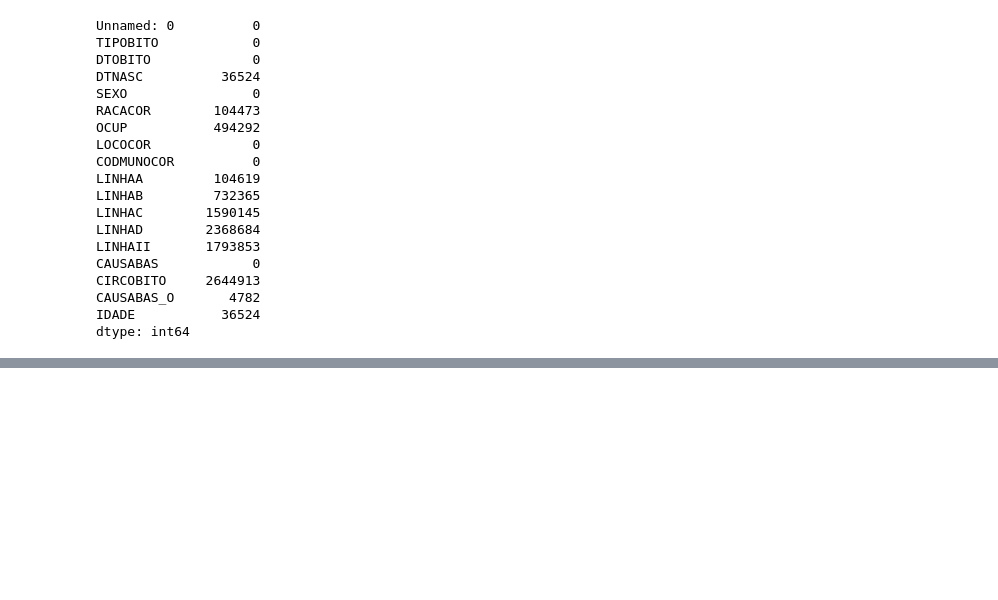
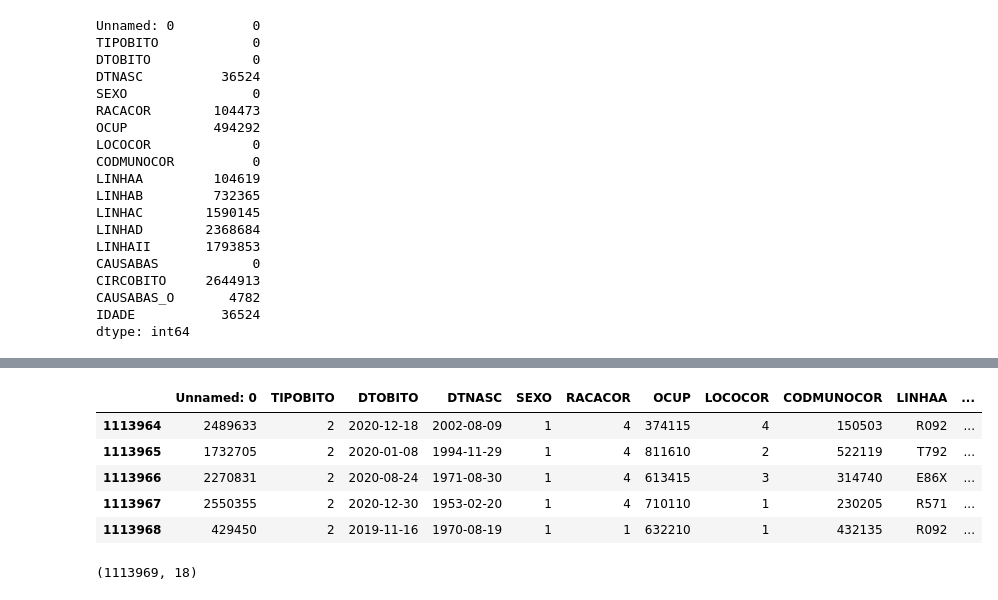
Before and after one commit to drianc/TCC-PUC-MINAS, a Jupyter notebook: TCC_Ciencia_Dados_PUC_Minas.ipynb, the cells around one changed output, grey strips where cells are left out. Saved outputs shown, nothing was run; the diff lists cells and outputs as text; code cells hidden in the pictures; blank space fills up the shorter version.

```diff
--- a/TCC_Ciencia_Dados_PUC_Minas.ipynb
+++ b/TCC_Ciencia_Dados_PUC_Minas.ipynb
@@ -336,0 +511,9 @@ df_Mort_2019_alt.head()
+# %%
+df_mortes_ibge_CBO.tail(5)
+# %% [output]
+|  | Unnamed: 0 | TIPOBITO | DTOBITO | DTNASC | SEXO | RACACOR | OCUP | LOCOCOR | CODMUNOCOR | LINHAA | ... |
+| 1113964 | 2489633 | 2 | 2020-12-18 | 2002-08-09 | 1 | 4 | 374115 | 4 | 150503 | R092 | ... |
+| 1113965 | 1732705 | 2 | 2020-01-08 | 1994-11-29 | 1 | 4 | 811610 | 2 | 522119 | T792 | ... |
+| 1113966 | 2270831 | 2 | 2020-08-24 | 1971-08-30 | 1 | 4 | 613415 | 3 | 314740 | E86X | ... |
+| 1113967 | 2550355 | 2 | 2020-12-30 | 1953-02-20 | 1 | 4 | 710110 | 1 | 230205 | R571 | ... |
+| 1113968 | 429450 | 2 | 2019-11-16 | 1970-08-19 | 1 | 1 | 632210 | 1 | 432135 | R092 | ... |
@@ -336,0 +522,4 @@ df_Mort_2019_alt.head()
+# %%
+df_obitos.shape
+# %% [output]
+(1113969, 18)
```
Also changed, not shown: parts of 30 cells of this notebook.
